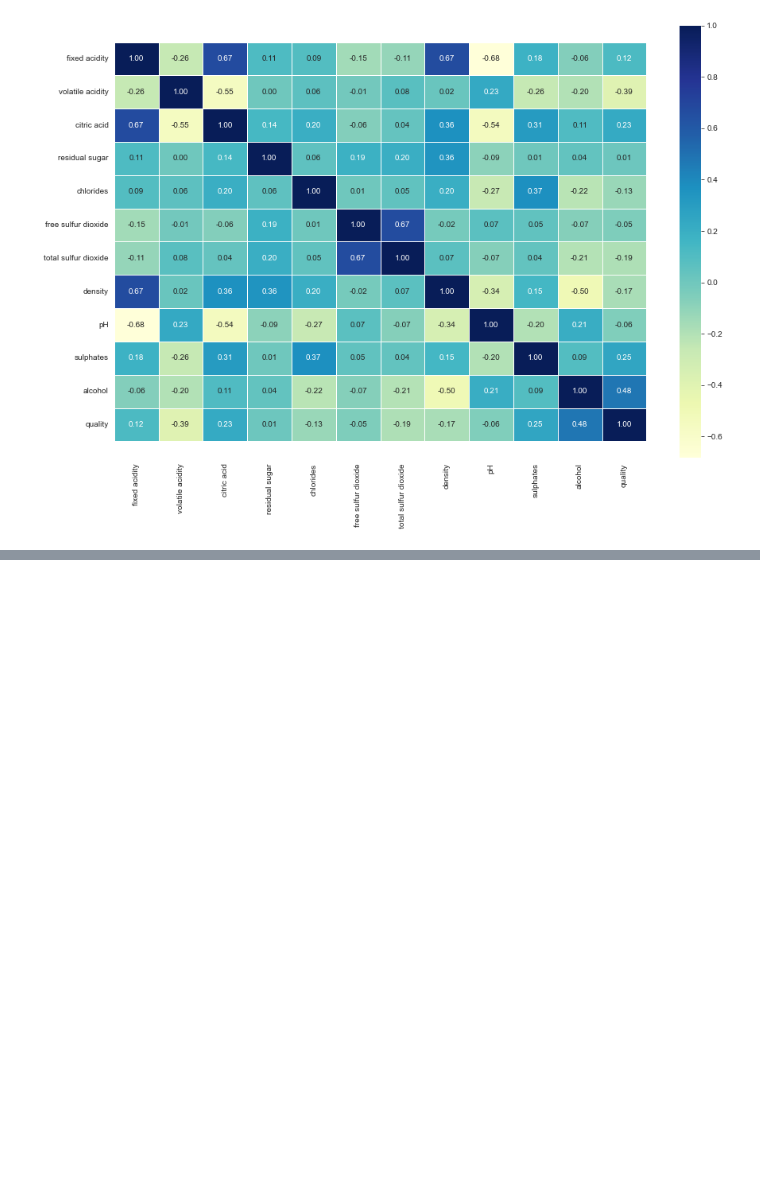
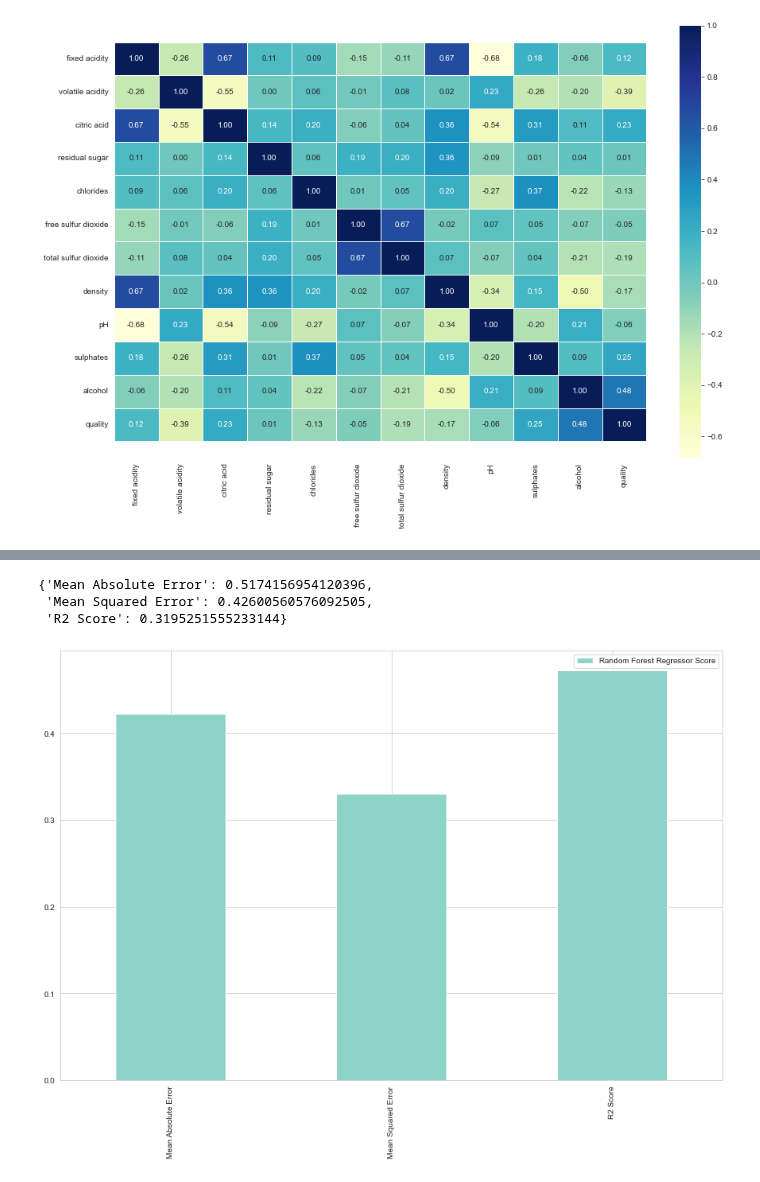
Before and after one commit to shamimsikder/ML-Exercises, a Jupyter notebook: Exercise Project/Wine Quality Prediction Using Regression Models.ipynb, the cells around one changed output, grey strips where cells are left out. Drawn from its saved outputs; the diff is of its cells as text; code cells hidden in the pictures; blank space fills up the shorter version.

```diff
--- a/Exercise Project/Wine Quality Prediction Using Regression Models.ipynb
+++ b/Exercise Project/Wine Quality Prediction Using Regression Models.ipynb
@@ -194,0 +195,21 @@ model_compare.T.plot.bar(figsize=(15,10));
+# %%
+def models_score(model,x_train,x_test,y_train,y_test):
+
+    model = model.fit(x_train,y_train)
+
+    y_pred = model.predict(x_test)
+
+    R2 = r2_score(y_test,y_pred)
+    MAE = mean_absolute_error(y_test,y_pred)
+    MSE = mean_squared_error(y_test,y_pred)
+
+    score = {"Mean Absolute Error":MAE,
+             "Mean Squared Error":MSE,
+             "R2 Score":R2
+            }
+
+    return score
+# %%
+Random_Forest = models_score(RandomForestRegressor(),x_train,x_test,y_train,y_test)
+
+Random_Forest
@@ -194,0 +235,14 @@ model_compare.T.plot.bar(figsize=(15,10));
+# %%
+Linear_Reg = models_score(LinearRegression(),x_train,x_test,y_train,y_test)
+
+Linear_Reg
+# %% [output]
+{'Mean Absolute Error': 0.5174156954120396,
+ 'Mean Squared Error': 0.42600560576092505,
+ 'R2 Score': 0.3195251555233144}
+# %%
+Random_Forest_score = pd.DataFrame(Random_Forest,index=["Random Forest Regressor Score"])
+
+Random_Forest_score.T.plot.bar(figsize=(15,10));
+# %% [output]
+[figure, added]
```
Also changed, not shown: parts of 7 cells of this notebook.
